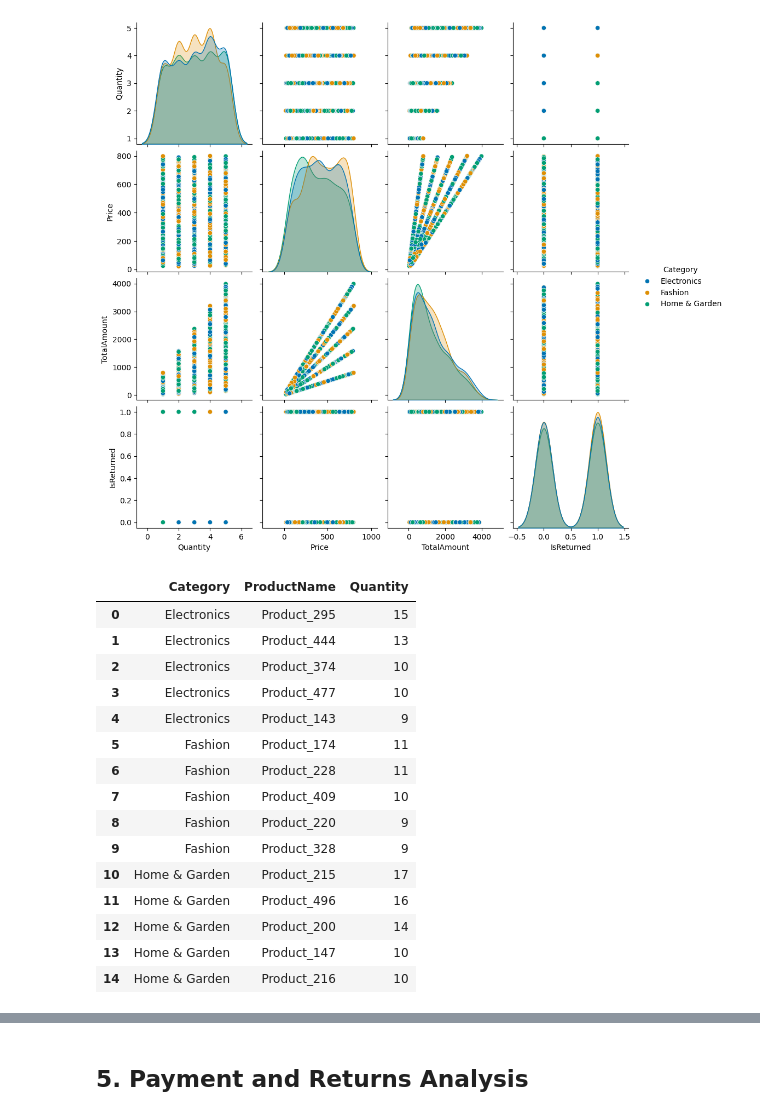
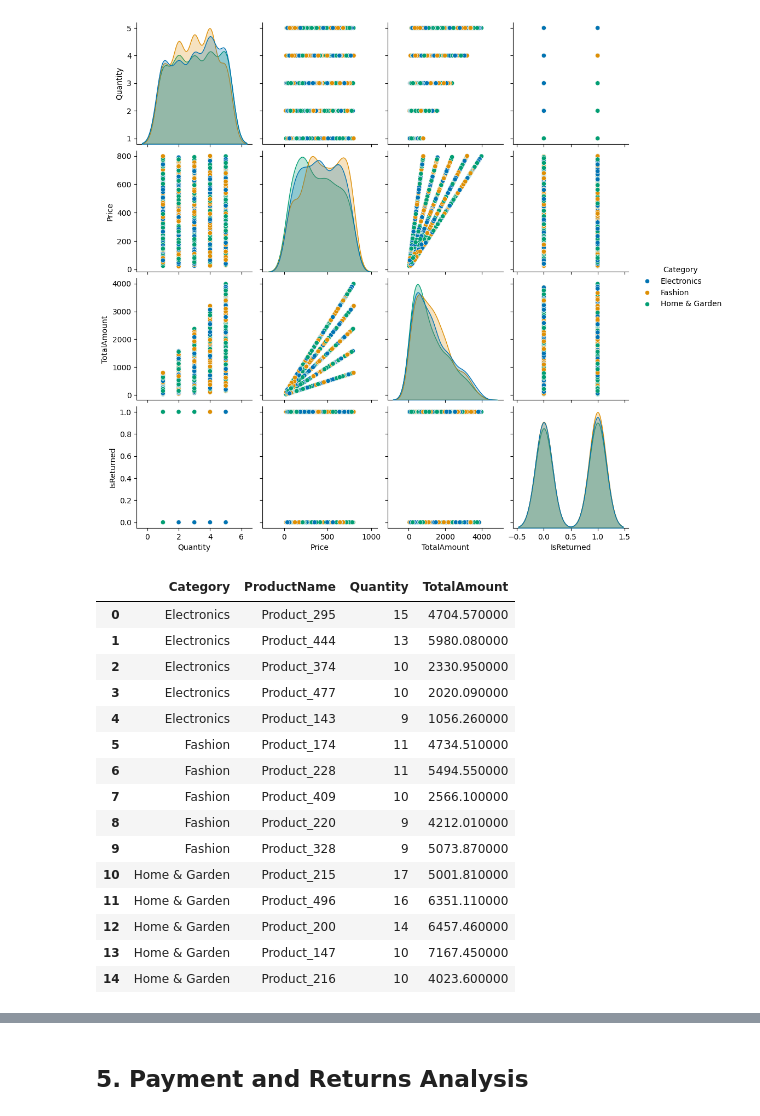
Before and after one commit to YuliaVK/Data-Analytics, a Jupyter notebook: EDA_Sales/notebooks/Sales_EDA.ipynb, the cells around one changed output, grey strips where cells are left out. Cells and saved outputs as stored; diff of their text form; code cells hidden in the pictures.

Commit message:
EDA - Product Analysis

```diff
--- a/EDA_Sales/notebooks/Sales_EDA.ipynb
+++ b/EDA_Sales/notebooks/Sales_EDA.ipynb
@@ -567,26 +550,24 @@ plt.show()
 <Figure size 1200x1200 with 0 Axes>
 [figure]
 # %%
-
-product_sales_by_category = df[df['IsReturned'] != 1].groupby(['Category', 'ProductName'])['Quantity'].sum().reset_index()
-
-top_5_products_by_category = product_sales_by_category.sort_values(['Category', 'Quantity'], ascending=[True, False])
+top_5_products_by_category = df[df['IsReturned'] != 1].groupby(['Category', 'ProductName']).agg({'Quantity': 'sum', 'TotalAmount': 'sum'}).reset_index()
+top_5_products_by_category = top_5_products_by_category.sort_values(['Category', 'Quantity'], ascending=[True, False])
 top_5_products_by_category = top_5_products_by_category.groupby('Category').head(5).reset_index(drop=True)
 top_5_products_by_category.style.background_gradient()
 # %% [output]
-|  | Category | ProductName | Quantity |
-| 0 | Electronics | Product_295 | 15 |
-| 1 | Electronics | Product_444 | 13 |
-| 2 | Electronics | Product_374 | 10 |
-| 3 | Electronics | Product_477 | 10 |
-| 4 | Electronics | Product_143 | 9 |
-| 5 | Fashion | Product_174 | 11 |
-| 6 | Fashion | Product_228 | 11 |
-| 7 | Fashion | Product_409 | 10 |
-| 8 | Fashion | Product_220 | 9 |
-| 9 | Fashion | Product_328 | 9 |
-| 10 | Home & Garden | Product_215 | 17 |
-| 11 | Home & Garden | Product_496 | 16 |
-| 12 | Home & Garden | Product_200 | 14 |
-| 13 | Home & Garden | Product_147 | 10 |
-| 14 | Home & Garden | Product_216 | 10 |
+|  | Category | ProductName | Quantity | TotalAmount |
+| 0 | Electronics | Product_295 | 15 | 4704.570000 |
+| 1 | Electronics | Product_444 | 13 | 5980.080000 |
+| 2 | Electronics | Product_374 | 10 | 2330.950000 |
+| 3 | Electronics | Product_477 | 10 | 2020.090000 |
+| 4 | Electronics | Product_143 | 9 | 1056.260000 |
+| 5 | Fashion | Product_174 | 11 | 4734.510000 |
+| 6 | Fashion | Product_228 | 11 | 5494.550000 |
+| 7 | Fashion | Product_409 | 10 | 2566.100000 |
+| 8 | Fashion | Product_220 | 9 | 4212.010000 |
+| 9 | Fashion | Product_328 | 9 | 5073.870000 |
+| 10 | Home & Garden | Product_215 | 17 | 5001.810000 |
+| 11 | Home & Garden | Product_496 | 16 | 6351.110000 |
+| 12 | Home & Garden | Product_200 | 14 | 6457.460000 |
+| 13 | Home & Garden | Product_147 | 10 | 7167.450000 |
+| 14 | Home & Garden | Product_216 | 10 | 4023.600000 |
```
Also changed, not shown: parts of 16 cells of this notebook.
